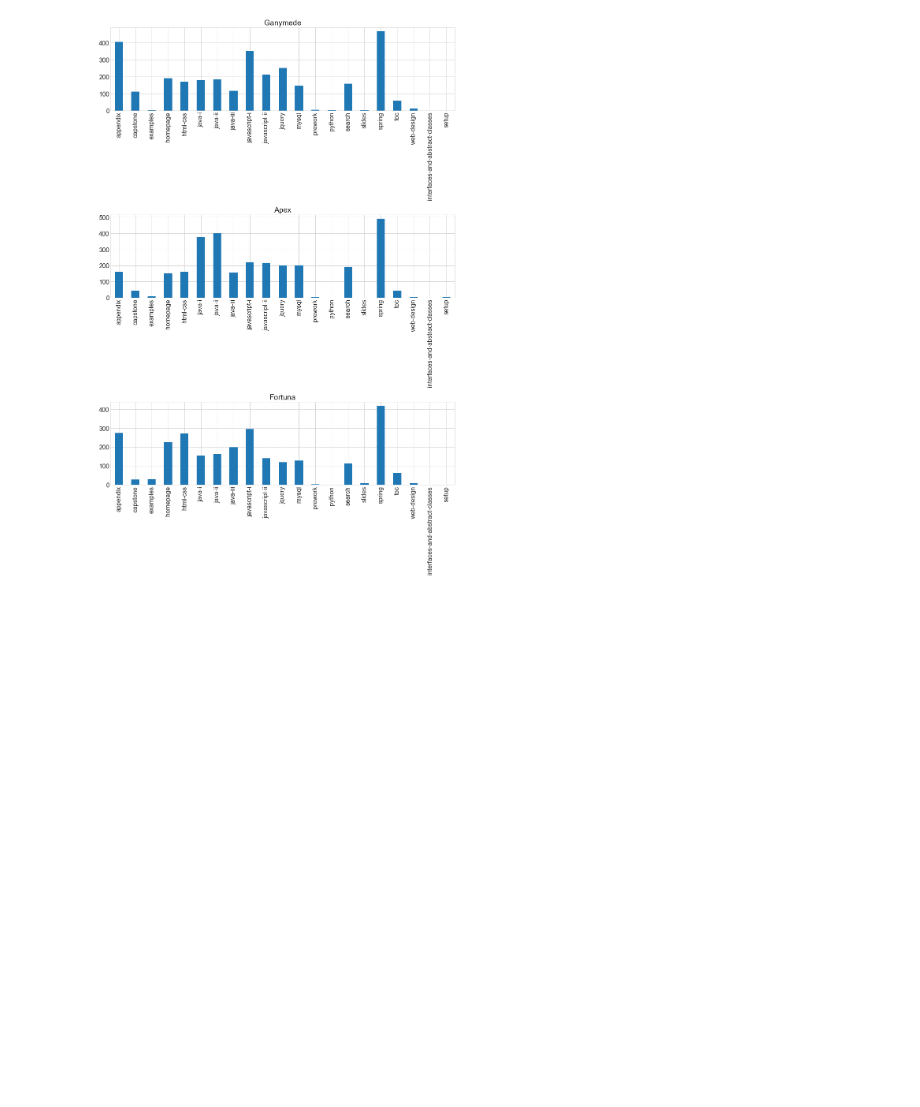
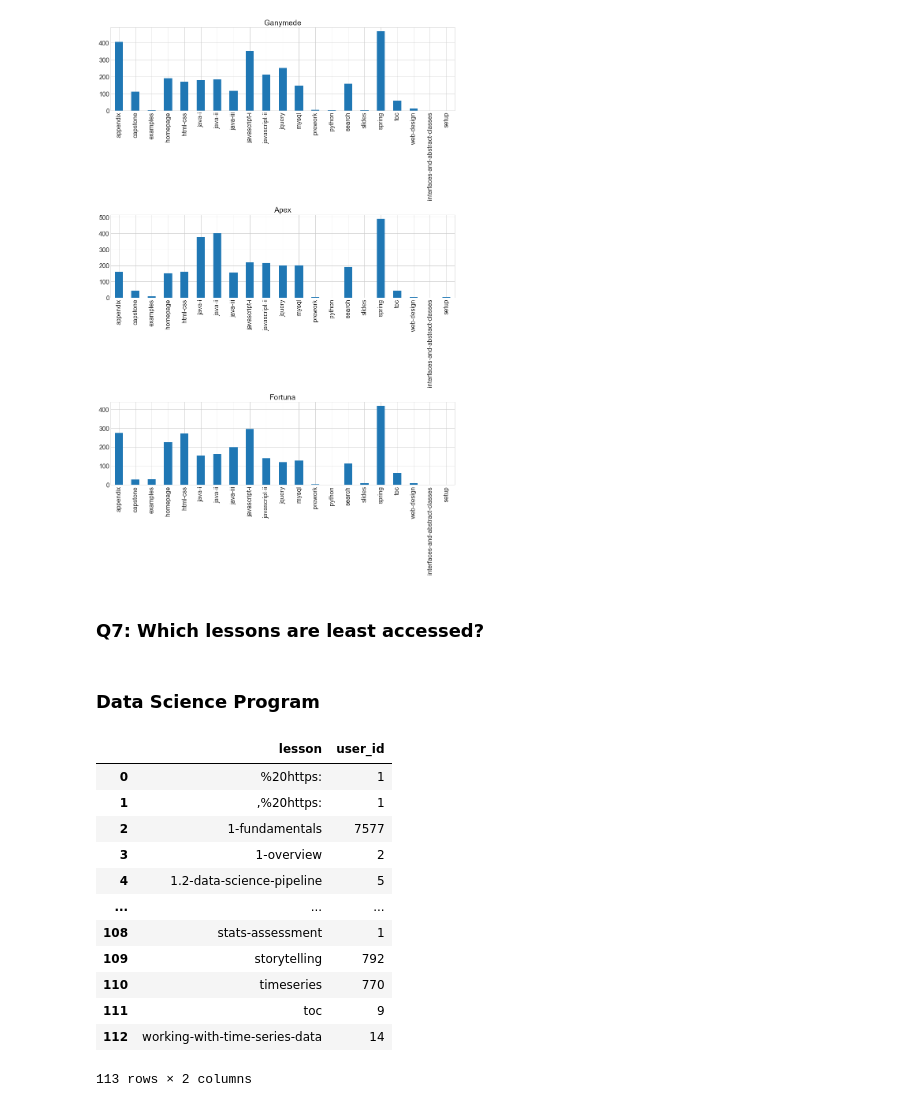
Before and after one commit to Yongliang-Shi/Anomaly-Detection-in-the-Curriculum-Access-Log, a Jupyter notebook: explore_log.ipynb, the cells around one changed output. Cells and saved outputs as stored; diff of their text form; code cells hidden in the pictures; blank space fills up the shorter version.

```diff
--- a/explore_log.ipynb
+++ b/explore_log.ipynb
@@ -701,3 +701,30 @@ plt.tight_layout()
 plt.show()
 # %% [output]
 [figure]
+# %% [markdown]
+### Q7: Which lessons are least accessed?
+# %% [markdown]
+### Data Science Program
+# %%
+# Compute the count of each lesson in ds program
+ds_lessons_counts = log_ds.groupby('lesson').user_id.count()
+
+# Convert to pandas df
+ds_lessons_counts = pd.DataFrame(ds_lessons_counts).reset_index()
+
+# Take a quick peek
+ds_lessons_counts # Need cleaning to remove the lesson details
+# %% [output]
+|  | lesson | user_id |
+| 0 | %20https: | 1 |
+| 1 | ,%20https: | 1 |
+| 2 | 1-fundamentals | 7577 |
+| 3 | 1-overview | 2 |
+| 4 | 1.2-data-science-pipeline | 5 |
+| ... | ... | ... |
+| 108 | stats-assessment | 1 |
+| 109 | storytelling | 792 |
+| 110 | timeseries | 770 |
+| 111 | toc | 9 |
+| 112 | working-with-time-series-data | 14 |
+113 rows × 2 columns
```
Also changed, not shown: parts of 9 cells of this notebook.
